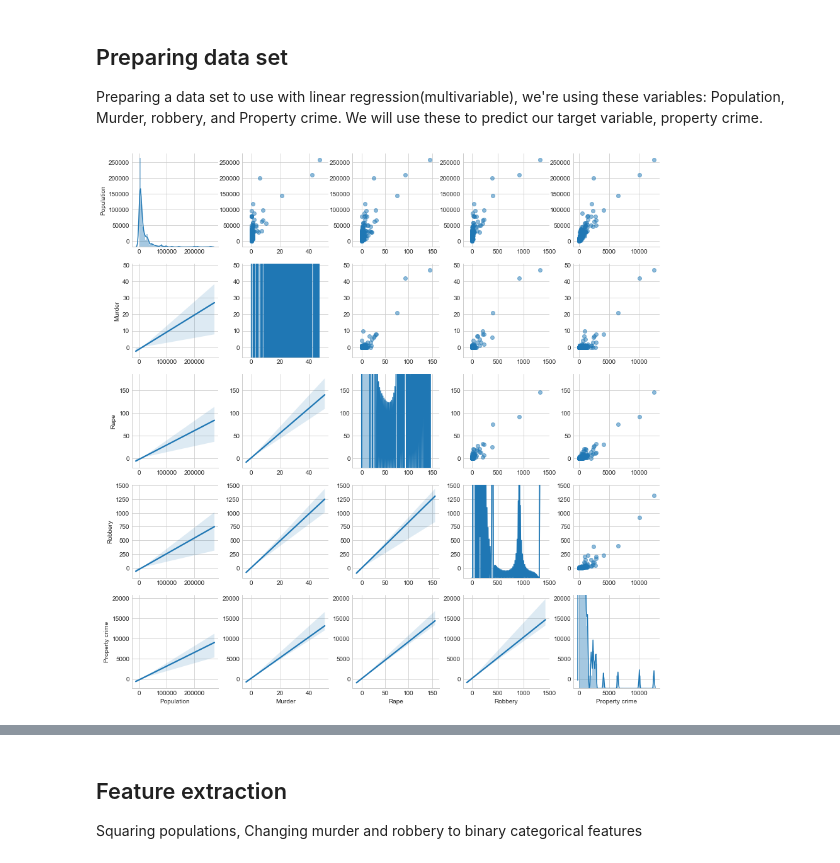
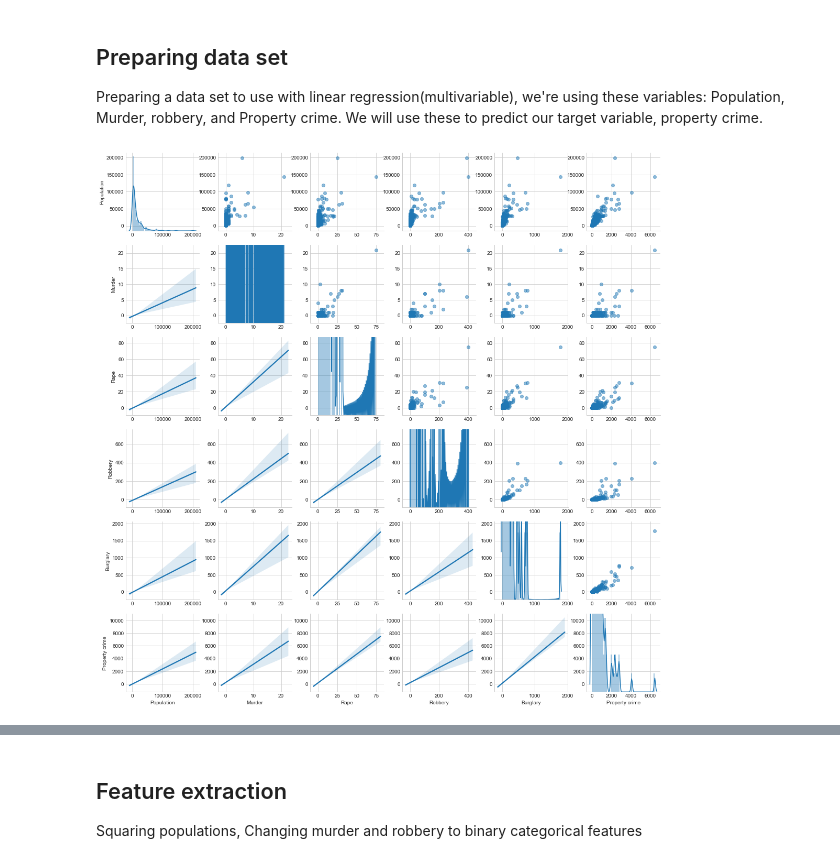
Before and after one commit to Audio88/Linear_regression_data_prep, a Jupyter notebook: Linear_regression_first_model.ipynb, the cells around one changed output, grey strips where cells are left out. Drawn from its saved outputs; the diff is of its cells as text; code cells hidden in the pictures.

```diff
--- a/Linear_regression_first_model.ipynb
+++ b/Linear_regression_first_model.ipynb
@@ -34,16 +36,18 @@ df.columns = ['City', 'Population', 'Violent', 'Murder', 'Rape', 'Robbery', 'Agg
               'Property crime', 'Burglary','Larceny theft', 'Motor vehicle theft', 'Arson']
 # %%
 #Reducing dataframe columns to variables of interest
-newdf = df[['City', 'Population', 'Murder', 'Rape', 'Robbery', 'Property crime']]
+newdf = df[['City', 'Population', 'Murder', 'Rape', 'Robbery', 'Burglary', 'Property crime']]
 
-#droping newyork city outlier, to make graphs easy to read
+#droping some outlier, to make graphs intuitive
 newdf = newdf.drop(216)
+newdf = newdf.drop(272)
+newdf = newdf.drop(35)
 
 #Plotting scatter plot matrix
 g = sns.PairGrid(newdf)
 g.map_upper(plt.scatter, alpha=.5)
 g.map_lower(sns.regplot, scatter_kws=dict(alpha=0))
 g.map_diag(sns.distplot)
 plt.show()
 # %% [output]
-[figure, old version]
+[figure, new version]
```
Also changed, not shown: parts of 17 cells of this notebook, 1 other file.
